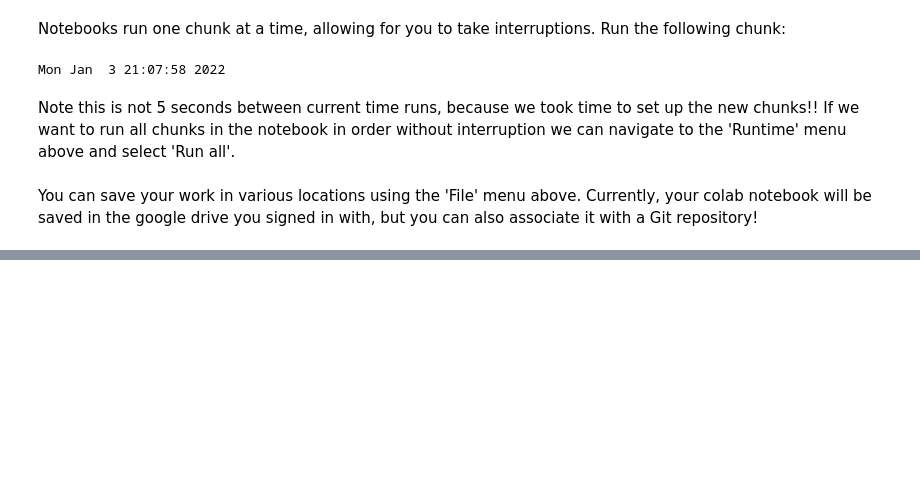
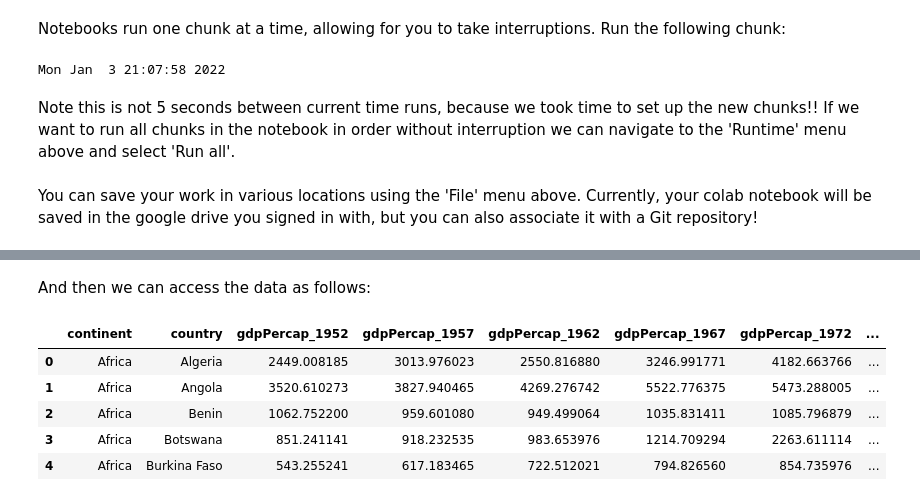
Before and after one commit to CarlyBobak/PSB2022Example, a Jupyter notebook: PSB2022Notebook.ipynb, the cells around one changed output, grey strips where cells are left out. Saved outputs shown, nothing was run; the diff lists cells and outputs as text; code cells hidden in the pictures; blank space fills up the shorter version.

```diff
--- a/PSB2022Notebook.ipynb
+++ b/PSB2022Notebook.ipynb
@@ -53,0 +81,13 @@ You can save your work in various locations using the 'File' menu above. Current
+# %% [markdown]
+And then we can access the data as follows:
+# %%
+import pandas as pd
+data=pd.read_csv("gapminder_all.csv") #copy from above
+data.head(5)
+# %% [output]
+|  | continent | country | gdpPercap_1952 | gdpPercap_1957 | gdpPercap_1962 | gdpPercap_1967 | gdpPercap_1972 | ... |
+| 0 | Africa | Algeria | 2449.008185 | 3013.976023 | 2550.816880 | 3246.991771 | 4182.663766 | ... |
+| 1 | Africa | Angola | 3520.610273 | 3827.940465 | 4269.276742 | 5522.776375 | 5473.288005 | ... |
+| 2 | Africa | Benin | 1062.752200 | 959.601080 | 949.499064 | 1035.831411 | 1085.796879 | ... |
+| 3 | Africa | Botswana | 851.241141 | 918.232535 | 983.653976 | 1214.709294 | 2263.611114 | ... |
+| 4 | Africa | Burkina Faso | 543.255241 | 617.183465 | 722.512021 | 794.826560 | 854.735976 | ... |
```
Also changed, not shown: parts of 32 cells of this notebook.
